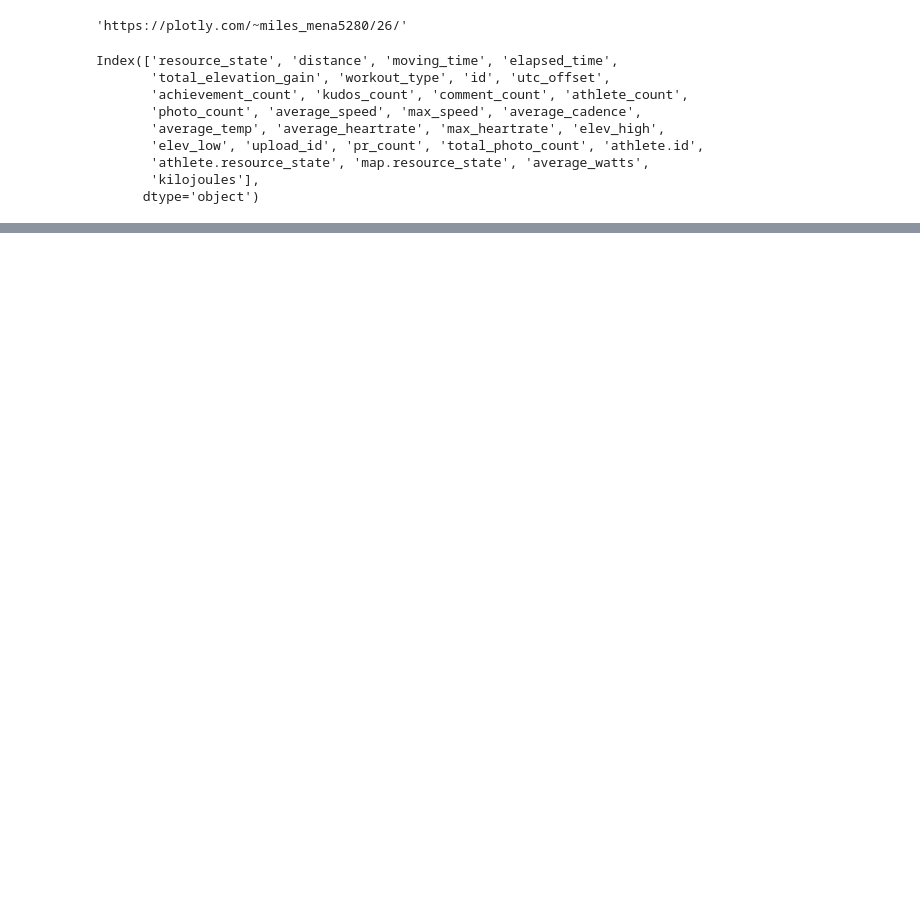
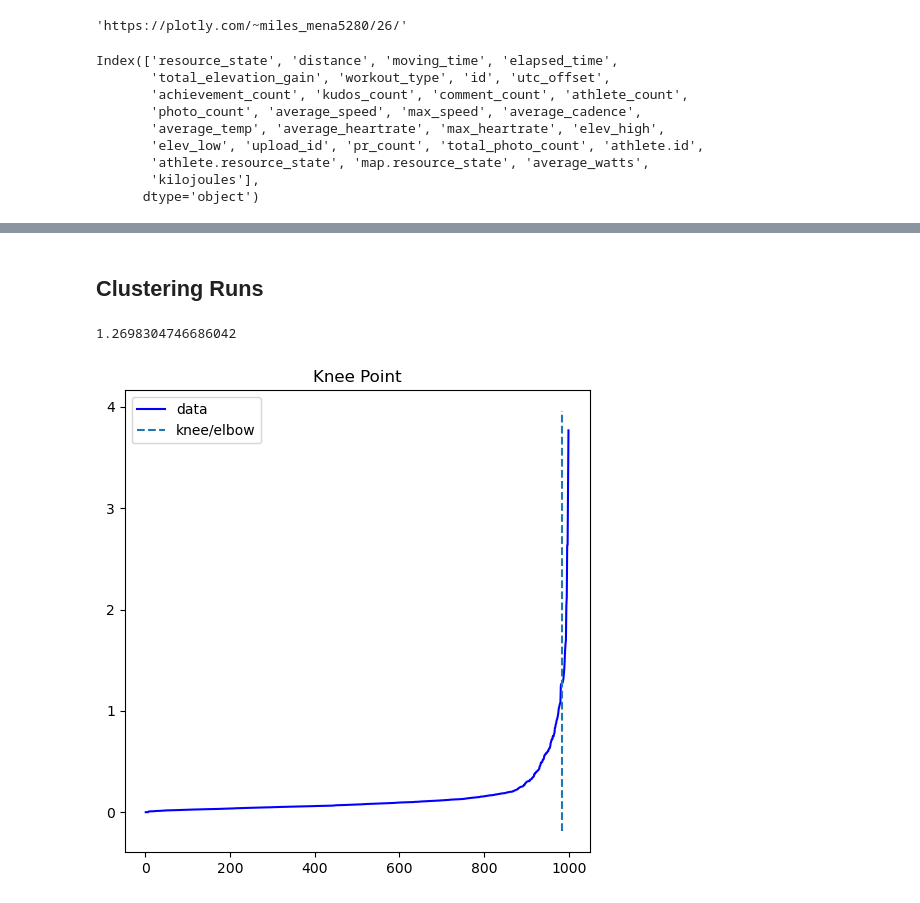
Before and after one commit to MilesMena/fitness-data-analysis, a Jupyter notebook: data_analysis.ipynb, the cells around one changed output, grey strips where cells are left out. Saved outputs shown, nothing was run; the diff lists cells and outputs as text; code cells hidden in the pictures; blank space fills up the shorter version.

Commit message:
add clustering framework and 3d plot

```diff
--- a/data_analysis.ipynb
+++ b/data_analysis.ipynb
@@ -412,0 +417,48 @@ dtype: object
+# %% [markdown]
+## Clustering Runs
+# %%
+from sklearn.pipeline import Pipeline
+from sklearn.preprocessing import StandardScaler
+from sklearn.preprocessing import normalize
+from sklearn.model_selection import train_test_split
+from sklearn.cluster import KMeans, DBSCAN
+from sklearn.neighbors import NearestNeighbors
+import numpy as np
+import matplotlib.pyplot as plt
+from kneed import KneeLocator
+
+# the columns we feed to our model determins the kind of clustering it will acheive
+#cols = ['Distance', 'Avg Pace', 'Avg HR']
+garmin_cols = ['Distance','Calories','Time','Avg HR','Avg Pace', 'Best Pace','Weekday', 'Minute','Hour','Max Elevation','Min Elevation','Max Temp', 'Total Ascent','Total Descent' ]
+cluster_cols = ['Distance','Max Elevation','Avg Pace']
+# get only the numeric data
+garmin_numeric = ss_garmin.get_numeric()
+
+df = garmin_numeric[cluster_cols]
+
+# scale the data
+df_scaled= StandardScaler().fit_transform(df)
+
+neighbors = NearestNeighbors(n_neighbors=2* df.shape[1]) #minPts recommended to be 2 * dim
+neighbors_fit = neighbors.fit(df_scaled)
+neigh_dist, neigh_ind  = neighbors_fit.kneighbors(df_scaled)
+
+# sort the neighbor distances (lengths to points) in ascending order
+# axis = 0 represents sort along first axis i.e. sort along row
+sort_neigh_dist = np.sort(neigh_dist, axis = 0)
+
+#kneedle = KneeLocator(x = indices, y = , S = 1.0, curve = "concave", direction = "increasing", online=True)
+kneedle = KneeLocator(x = range(1, len(neigh_dist)+1), y = sort_neigh_dist[:,2 * df_scaled.shape[1] - 1], S = 1,
+                      curve = "concave", direction = "increasing", online=True)
+
+# get the estimate of knee point
+
+pos_eps= kneedle.knee_y
+print(pos_elbow)
+
+kneedle.plot_knee()
+# Show the plot
+plt.show()
+# %% [output]
+1.2698304746686042
+[figure, added]
```
Also changed, not shown: parts of 26 cells of this notebook.
